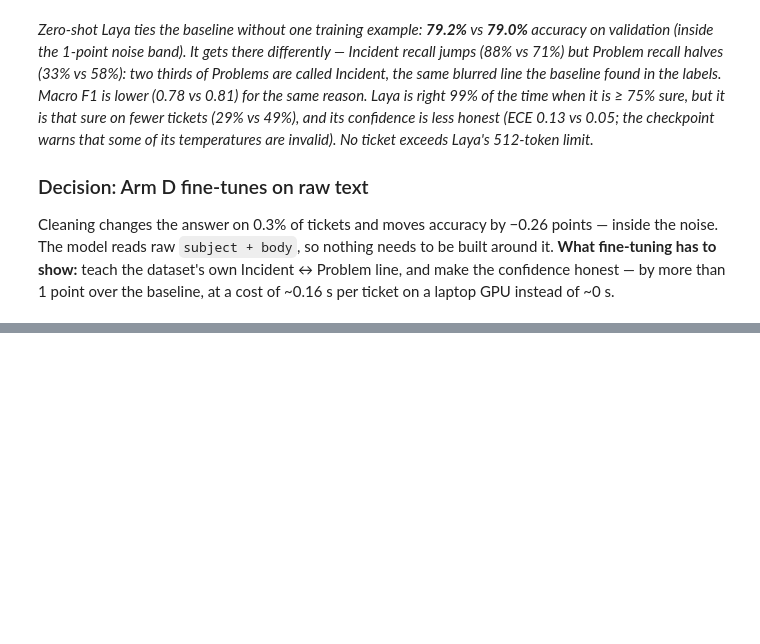
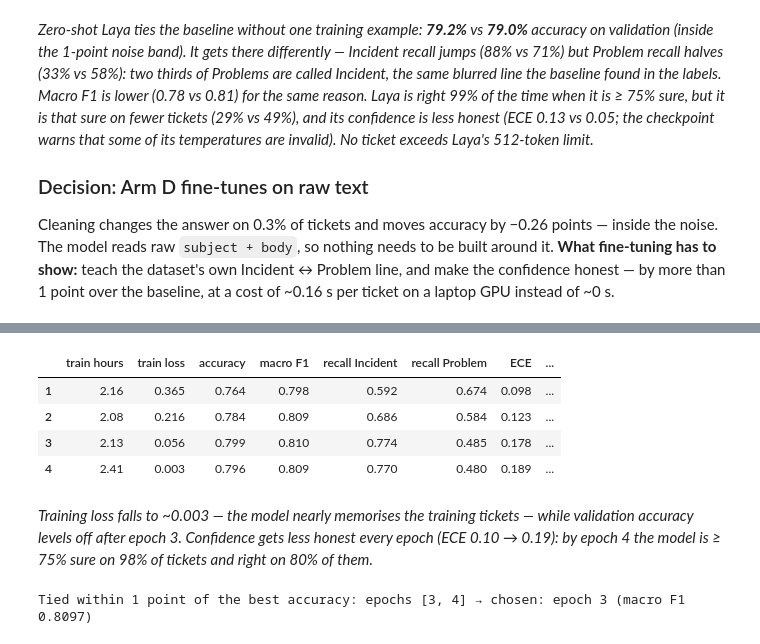
Before and after one commit to karthikiyer365/Live, a Jupyter notebook: laya-discover/laya_classifier.ipynb, the cells around one changed output, grey strips where cells are left out. Drawn from its saved outputs; the diff is of its cells as text; code cells hidden in the pictures; blank space fills up the shorter version.

```diff
--- a/laya-discover/laya_classifier.ipynb
+++ b/laya-discover/laya_classifier.ipynb
@@ -255,0 +266,36 @@ Cleaning changes the answer on 0.3% of tickets and moves accuracy by −0.26 poi
+# %%
+# Phase 5 (load) — per-epoch validation predictions from the seed-42 run, plus the run log
+import json, re
+import train_arm_d
+assert train_arm_d.TYPE_QUESTION == TYPE_QUESTION, "Arm D must be trained on Arm B's exact question"
+
+SEED = 42
+log_lines = [l for l in Path(f"logs/arm_d_seed{SEED}.log").read_text().splitlines() if "EPOCH" in l]
+epoch_log = pd.DataFrame([{"epoch": int(m[1]), "train hours": float(m[2]), "train loss": float(m[3])}
+                          for m in (re.search(r"EPOCH (\d+) done · ([\d.]+) h · \d+ updates · avg loss ([\d.]+)", l) for l in log_lines)]).set_index("epoch")
+
+epoch_preds = {}
+for e in epoch_log.index:
+    p = pd.read_csv(PRED_DIR / f"arm_d_seed{SEED}_epoch{e}_validation.csv")
+    check_predictions(p, val)
+    epoch_preds[e] = p
+curve = pd.concat([epoch_log, pd.DataFrame({e: score(p) for e, p in epoch_preds.items()}).T], axis=1)
+curve[["train hours", "train loss", "accuracy", "macro F1", "recall Incident", "recall Problem", "ECE",
+       f"auto-routed @{ROUTE_THRESHOLD}", f"accuracy @{ROUTE_THRESHOLD}"]].round(3)
+# %% [output]
+|  | train hours | train loss | accuracy | macro F1 | recall Incident | recall Problem | ECE | ... |
+| 1 | 2.16 | 0.365 | 0.764 | 0.798 | 0.592 | 0.674 | 0.098 | ... |
+| 2 | 2.08 | 0.216 | 0.784 | 0.809 | 0.686 | 0.584 | 0.123 | ... |
+| 3 | 2.13 | 0.056 | 0.799 | 0.810 | 0.774 | 0.485 | 0.178 | ... |
+| 4 | 2.41 | 0.003 | 0.796 | 0.809 | 0.770 | 0.480 | 0.189 | ... |
+# %% [markdown]
+*Training loss falls to ~0.003 — the model nearly memorises the training tickets — while validation accuracy levels off after epoch 3. Confidence gets less honest every epoch (ECE 0.10 → 0.19): by epoch 4 the model is ≥ 75% sure on 98% of tickets and right on 80% of them.*
+# %%
+# Phase 5 (choose) — the rule fixed before training: accuracy decides; within 1 point = tie → higher macro F1
+best_acc = curve["accuracy"].max()
+tied = curve[curve["accuracy"] >= best_acc - TIE_TOLERANCE]
+CHOSEN_EPOCH = int(tied["macro F1"].idxmax())
+print(f"Tied within 1 point of the best accuracy: epochs {list(tied.index)} → chosen: epoch {CHOSEN_EPOCH} "
+      f"(macro F1 {tied.loc[CHOSEN_EPOCH, 'macro F1']:.4f})")
+# %% [output]
+Tied within 1 point of the best accuracy: epochs [3, 4] → chosen: epoch 3 (macro F1 0.8097)
```
Also changed, not shown: parts of 6 cells of this notebook, 22 other files.
